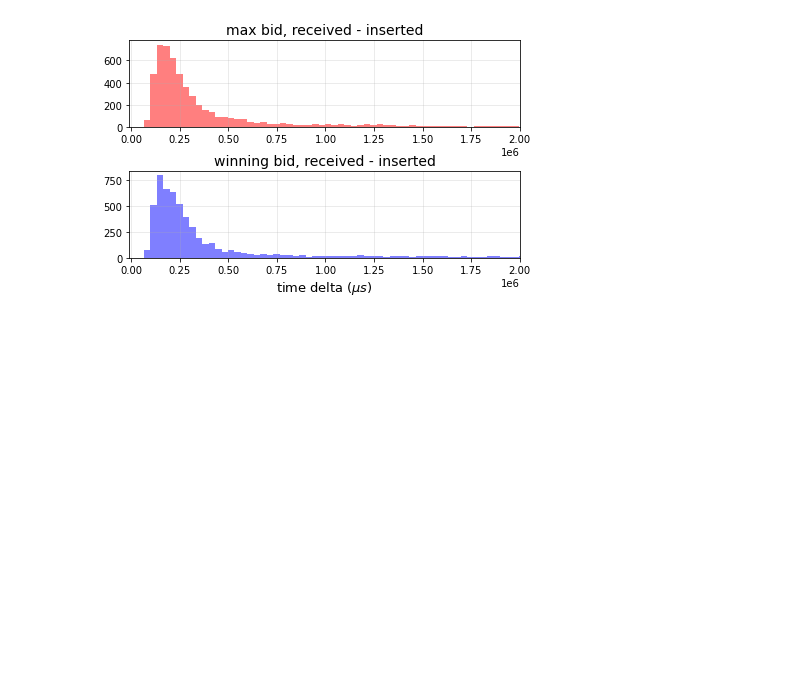
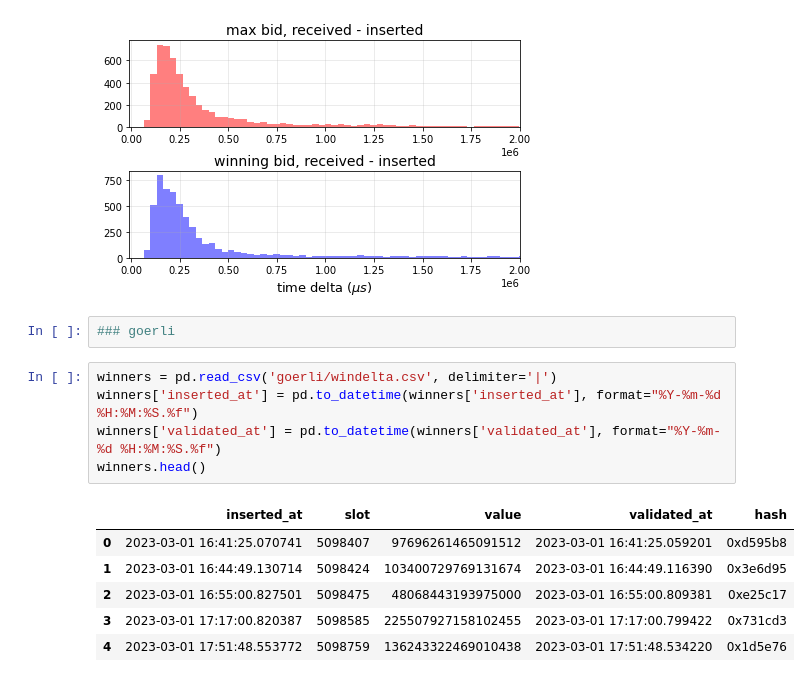
Before and after one commit to michaelneuder/relay-data, a Jupyter notebook: windelta/windelta.ipynb, the cells around one changed output. Drawn from its saved outputs; the diff is of its cells as text; blank space fills up the shorter version.

```diff
--- a/windelta/windelta.ipynb
+++ b/windelta/windelta.ipynb
@@ -153,3 +153,17 @@ plt.subplots_adjust(hspace=0.5)
 plt.show()
 # %% [output]
 [figure]
+# %%
+### goerli
+# %%
+winners = pd.read_csv('goerli/windelta.csv', delimiter='|')
+winners['inserted_at'] = pd.to_datetime(winners['inserted_at'], format="%Y-%m-%d %H:%M:%S.%f")
+winners['validated_at'] = pd.to_datetime(winners['validated_at'], format="%Y-%m-%d %H:%M:%S.%f")
+winners.head()
+# %% [output]
+|  | inserted_at | slot | value | validated_at | hash |
+| 0 | 2023-03-01 16:41:25.070741 | 5098407 | 97696261465091512 | 2023-03-01 16:41:25.059201 | 0xd595b8 |
+| 1 | 2023-03-01 16:44:49.130714 | 5098424 | 103400729769131674 | 2023-03-01 16:44:49.116390 | 0x3e6d95 |
+| 2 | 2023-03-01 16:55:00.827501 | 5098475 | 48068443193975000 | 2023-03-01 16:55:00.809381 | 0xe25c17 |
+| 3 | 2023-03-01 17:17:00.820387 | 5098585 | 225507927158102455 | 2023-03-01 17:17:00.799422 | 0x731cd3 |
+| 4 | 2023-03-01 17:51:48.553772 | 5098759 | 136243322469010438 | 2023-03-01 17:51:48.534220 | 0x1d5e76 |
```
Also changed, not shown: parts of 8 cells of this notebook, 4 other files.
